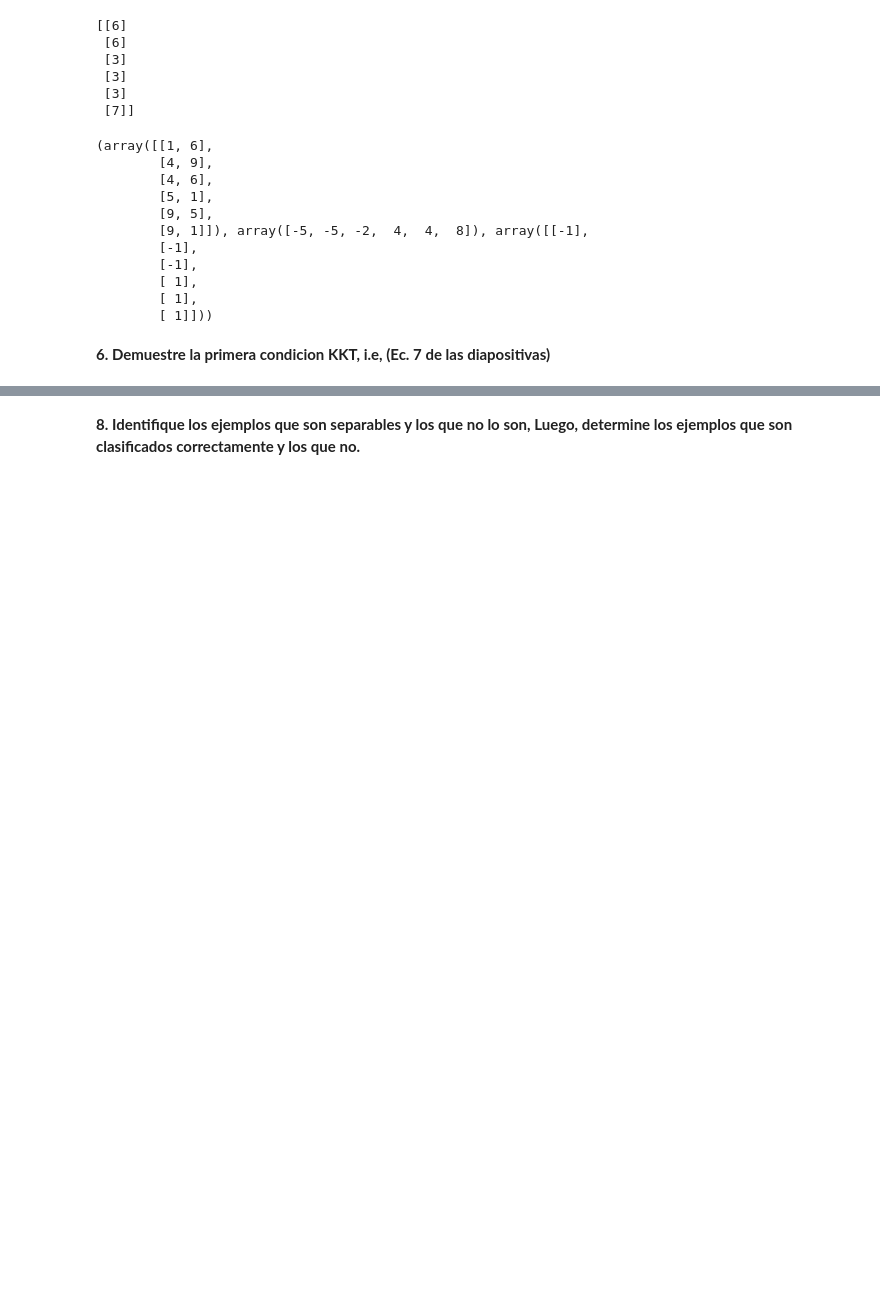
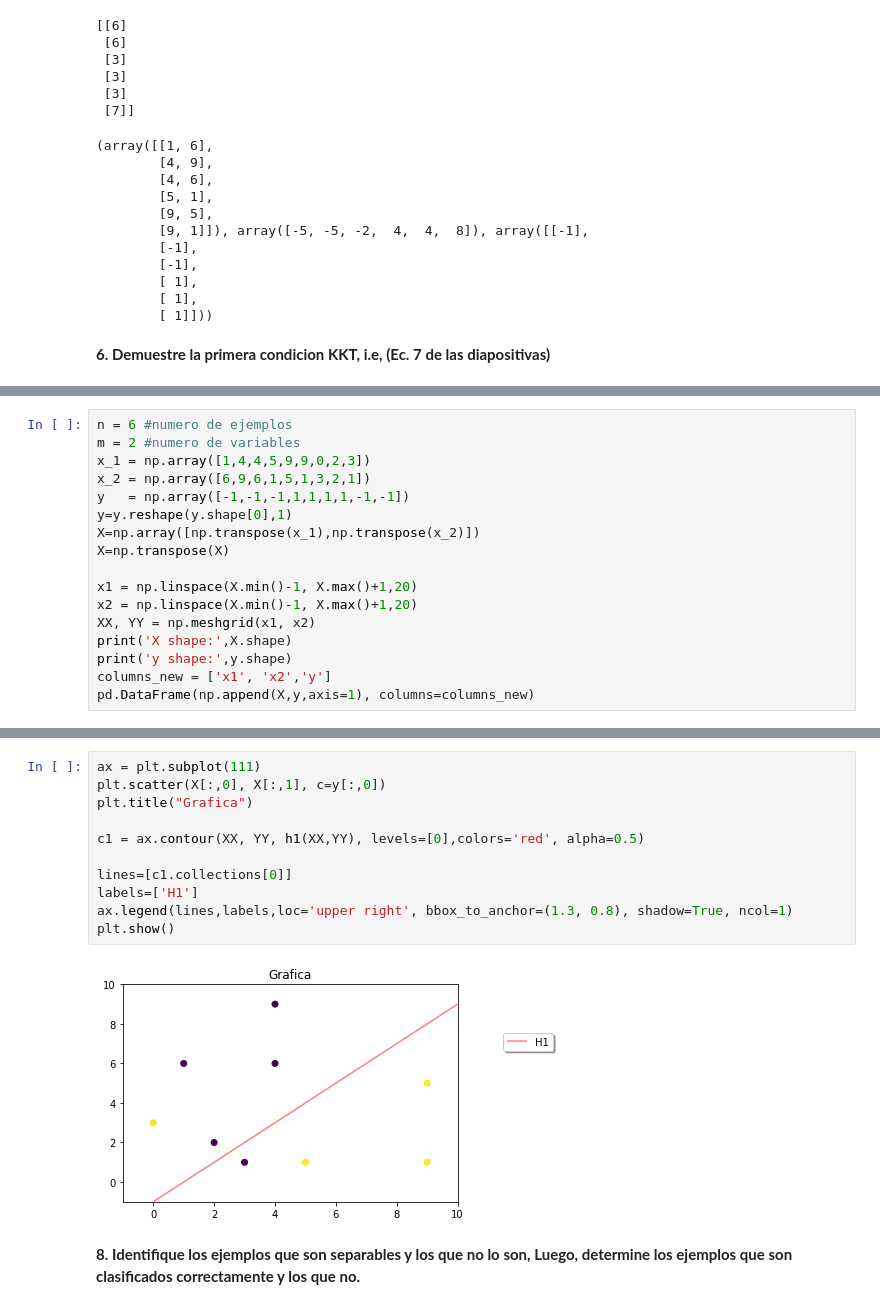
Before and after one commit to davidGCR/suport-vector-machines-analysis, a Jupyter notebook: David_Choqueluque.ipynb, the cells around one changed output, grey strips where cells are left out. Drawn from its saved outputs; the diff is of its cells as text; blank space fills up the shorter version.

```diff
--- a/David_Choqueluque.ipynb
+++ b/David_Choqueluque.ipynb
@@ -228,0 +250,17 @@ Sea el conjunto $$N = {((1, 6), −1),((4, 9), −1),((4, 6), −1),((5, 1), 1),
+# %%
+n = 6 #numero de ejemplos
+m = 2 #numero de variables
+x_1 = np.array([1,4,4,5,9,9,0,2,3])
+x_2 = np.array([6,9,6,1,5,1,3,2,1])
+y   = np.array([-1,-1,-1,1,1,1,1,-1,-1])
+y=y.reshape(y.shape[0],1)
+X=np.array([np.transpose(x_1),np.transpose(x_2)])
+X=np.transpose(X)
+
+x1 = np.linspace(X.min()-1, X.max()+1,20)
+x2 = np.linspace(X.min()-1, X.max()+1,20)
+XX, YY = np.meshgrid(x1, x2)
+print('X shape:',X.shape)
+print('y shape:',y.shape)
+columns_new = ['x1', 'x2','y']
+pd.DataFrame(np.append(X,y,axis=1), columns=columns_new)
@@ -229,2 +280,15 @@ Sea el conjunto $$N = {((1, 6), −1),((4, 9), −1),((4, 6), −1),((5, 1), 1),
+# %%
+ax = plt.subplot(111)
+plt.scatter(X[:,0], X[:,1], c=y[:,0])
+plt.title("Grafica")
+
+c1 = ax.contour(XX, YY, h1(XX,YY), levels=[0],colors='red', alpha=0.5)
+
+lines=[c1.collections[0]]
+labels=['H1']
+ax.legend(lines,labels,loc='upper right', bbox_to_anchor=(1.3, 0.8), shadow=True, ncol=1)
+plt.show()
+# %% [output]
+[figure, added]
 # %% [markdown]
 **8. Identifique los ejemplos que son separables y los que no lo son, Luego, determine los ejemplos que son clasificados correctamente y los que no.**
```
Also changed, not shown: parts of 43 cells of this notebook, 1 other file.
